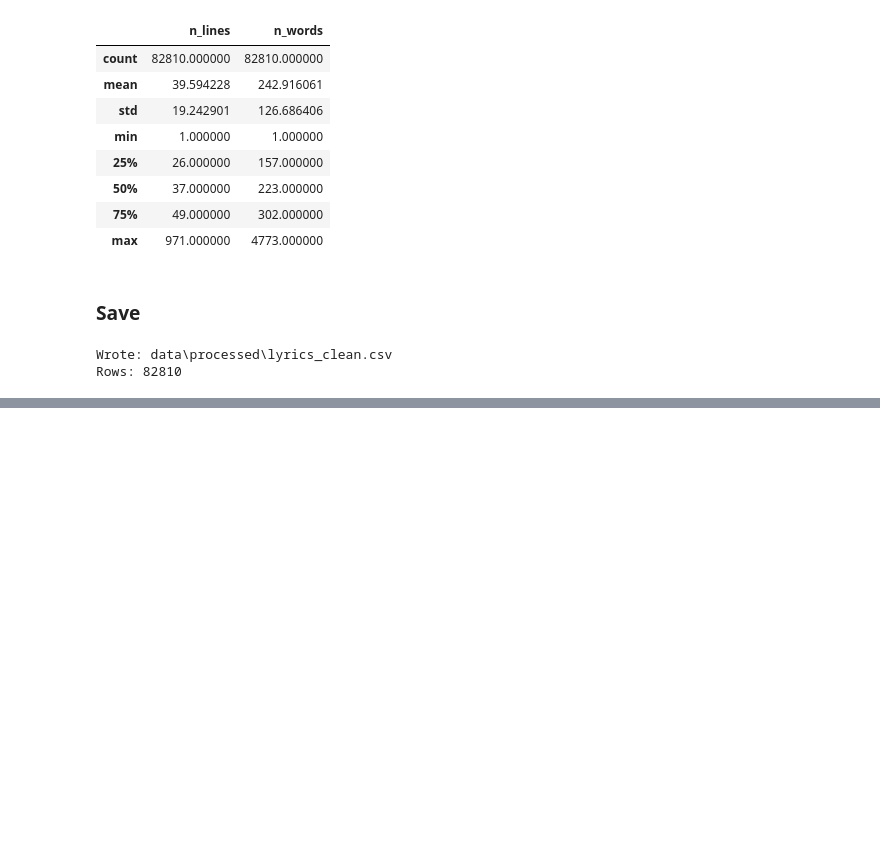
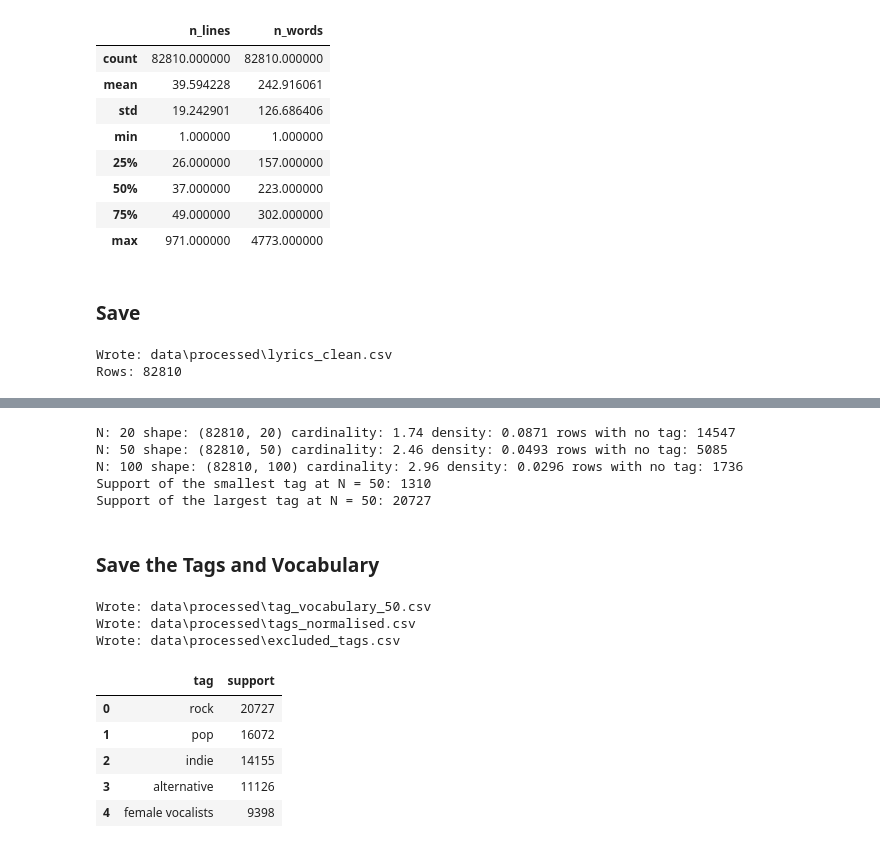
Before and after one commit to ntdai95/CSC575-Final-Project, a Jupyter notebook: data_preparation.ipynb, the cells around one changed output, grey strips where cells are left out. Cells and saved outputs as stored; diff of their text form; code cells hidden in the pictures; blank space fills up the shorter version.

Commit message:
completed normalising tags, applying exclusion list and building target matrix

```diff
--- a/data_preparation.ipynb
+++ b/data_preparation.ipynb
@@ -292,0 +407,80 @@ Rows: 82810
+# %%
+import numpy as np
+
+kept_counts = {}
+for tag in tag_counts:
+    if tag not in excluded:
+        kept_counts[tag] = tag_counts[tag]
+
+ranked = sorted(kept_counts, key=lambda tag: kept_counts[tag], reverse=True)
+
+def build_matrix(top_n):
+    vocabulary = ranked[:top_n]
+    position = {}
+    for i in range(len(vocabulary)):
+        position[vocabulary[i]] = i
+    matrix = np.zeros((len(clean), len(vocabulary)), dtype=np.int8)
+    row = 0
+    for track_id in clean["id"]:
+        for tag in track_tags[track_id]:
+            if tag in position:
+                matrix[row, position[tag]] = 1
+        row = row + 1
+    return vocabulary, matrix
+
+for top_n in [20, 50, 100]:
+    vocabulary, matrix = build_matrix(top_n)
+    cardinality = matrix.sum(axis=1).mean()
+    print("N:", top_n,
+          "shape:", matrix.shape,
+          "cardinality:", round(cardinality, 2),
+          "density:", round(cardinality / top_n, 4),
+          "rows with no tag:", int((matrix.sum(axis=1) == 0).sum()))
+
+vocabulary, target = build_matrix(50)
+
+print("Support of the smallest tag at N = 50:", int(target.sum(axis=0).min()))
+print("Support of the largest tag at N = 50:", int(target.sum(axis=0).max()))
+# %% [output]
+N: 20 shape: (82810, 20) cardinality: 1.74 density: 0.0871 rows with no tag: 14547
+N: 50 shape: (82810, 50) cardinality: 2.46 density: 0.0493 rows with no tag: 5085
+N: 100 shape: (82810, 100) cardinality: 2.96 density: 0.0296 rows with no tag: 1736
+Support of the smallest tag at N = 50: 1310
+Support of the largest tag at N = 50: 20727
+# %% [markdown]
+### Save the Tags and Vocabulary
+# %%
+vocabulary_frame = pd.DataFrame({
+    "tag": vocabulary,
+    "support": target.sum(axis=0),
+})
+vocabulary_frame.to_csv(out_dir / "tag_vocabulary_50.csv", index=False)
+
+tag_rows = []
+for track_id in clean["id"]:
+    keep = []
+    for tag in track_tags[track_id]:
+        if tag not in excluded:
+            keep.append(tag)
+    tag_rows.append({"id": track_id, "tags": ",".join(keep)})
+
+tags_frame = pd.DataFrame(tag_rows)
+tags_frame.to_csv(out_dir / "tags_normalised.csv", index=False)
+
+excluded_frame = pd.DataFrame({"tag": sorted(excluded & set(tag_counts))})
+excluded_frame.to_csv(out_dir / "excluded_tags.csv", index=False)
+
+print("Wrote:", out_dir / "tag_vocabulary_50.csv")
+print("Wrote:", out_dir / "tags_normalised.csv")
+print("Wrote:", out_dir / "excluded_tags.csv")
+vocabulary_frame.head()
+# %% [output]
+Wrote: data\processed\tag_vocabulary_50.csv
+Wrote: data\processed\tags_normalised.csv
+Wrote: data\processed\excluded_tags.csv
+|  | tag | support |
+| 0 | rock | 20727 |
+| 1 | pop | 16072 |
+| 2 | indie | 14155 |
+| 3 | alternative | 11126 |
+| 4 | female vocalists | 9398 |
```
Also changed, not shown: parts of 5 cells of this notebook, 3 other files.
